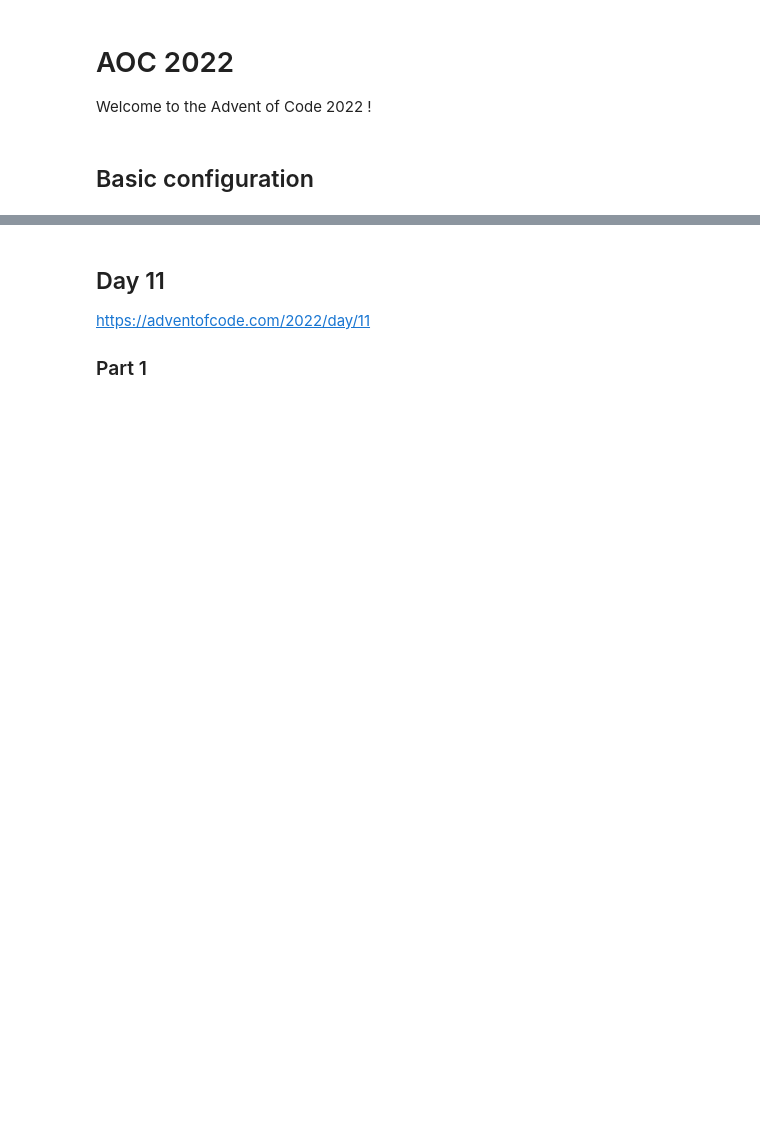
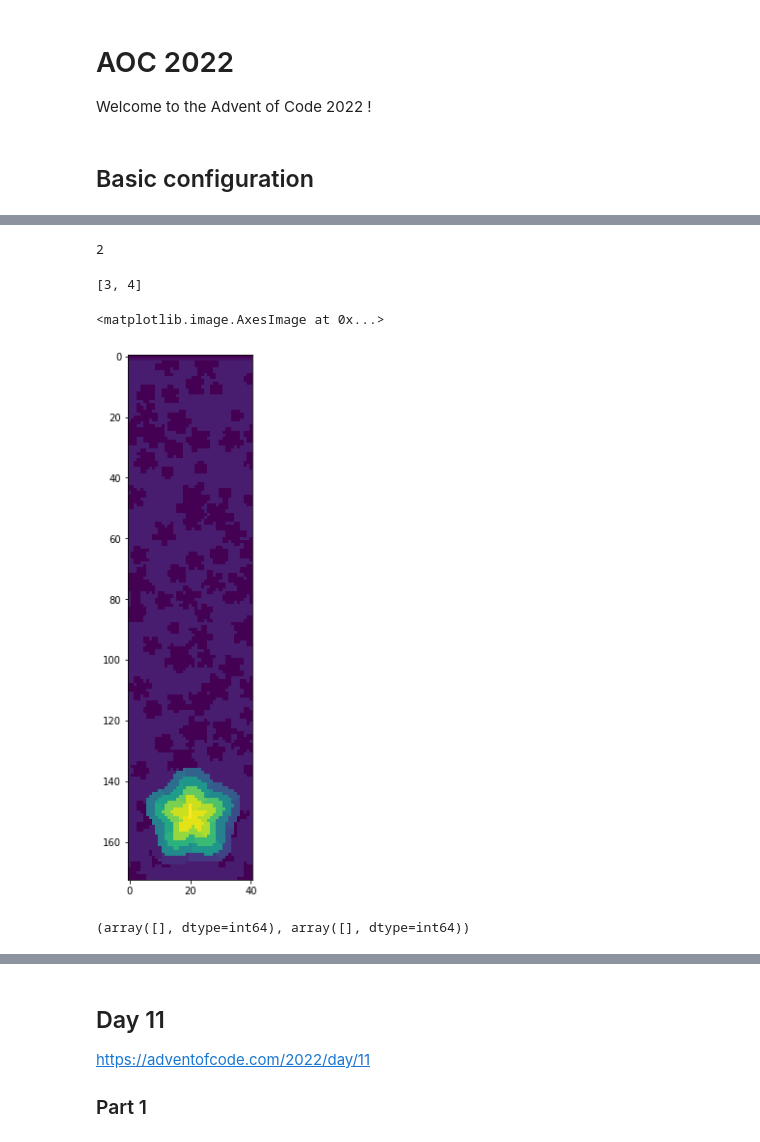
Before and after one commit to jparatte/aoc2022, a Jupyter notebook: aoc2022.ipynb, the cells around one changed output, grey strips where cells are left out. Drawn from its saved outputs; the diff is of its cells as text; code cells hidden in the pictures; blank space fills up the shorter version.

```diff
--- a/aoc2022.ipynb
+++ b/aoc2022.ipynb
@@ -15,0 +29,9 @@ from aocd.models import Puzzle
+# %%
+
+for y, line in enumerate(lines):
+    for x, c in enumerate(line):
+        if c == 'S':
+            start = (x, y)
+        elif c == 'E':
+            end = (x, y)
+print(start, end)
@@ -15,0 +40,7 @@ from aocd.models import Puzzle
+# %%
+import numpy as np
+
+hmap = np.array([[ord(c) - ord('a') for c in line] for line in lines]).T
+# %%
+hmap[start] = ord('a') - ord('a')
+hmap[end] = ord('z') - ord('a')
@@ -15,0 +142,3 @@ from aocd.models import Puzzle
+# %%
+hmap = hmap[80:, :]
+end = (end[0] - 80, end[1])
@@ -15,0 +198,23 @@ from aocd.models import Puzzle
+# %%
+l = [2, 3, 4]
+
+l.pop(0)
+# %% [output]
+2
+# %%
+l
+# %% [output]
+[3, 4]
+# %%
+from matplotlib import pyplot as plt
+
+plt.rcParams["figure.figsize"] = (20,10)
+
+plt.imshow(hmap)
+# %% [output]
+<matplotlib.image.AxesImage at 0x...>
+[figure, added]
+# %%
+np.where(hmap[135:,:] == 0)
+# %% [output]
+(array([], dtype=int64), array([], dtype=int64))
```
Also changed, not shown: parts of 18 cells of this notebook.
